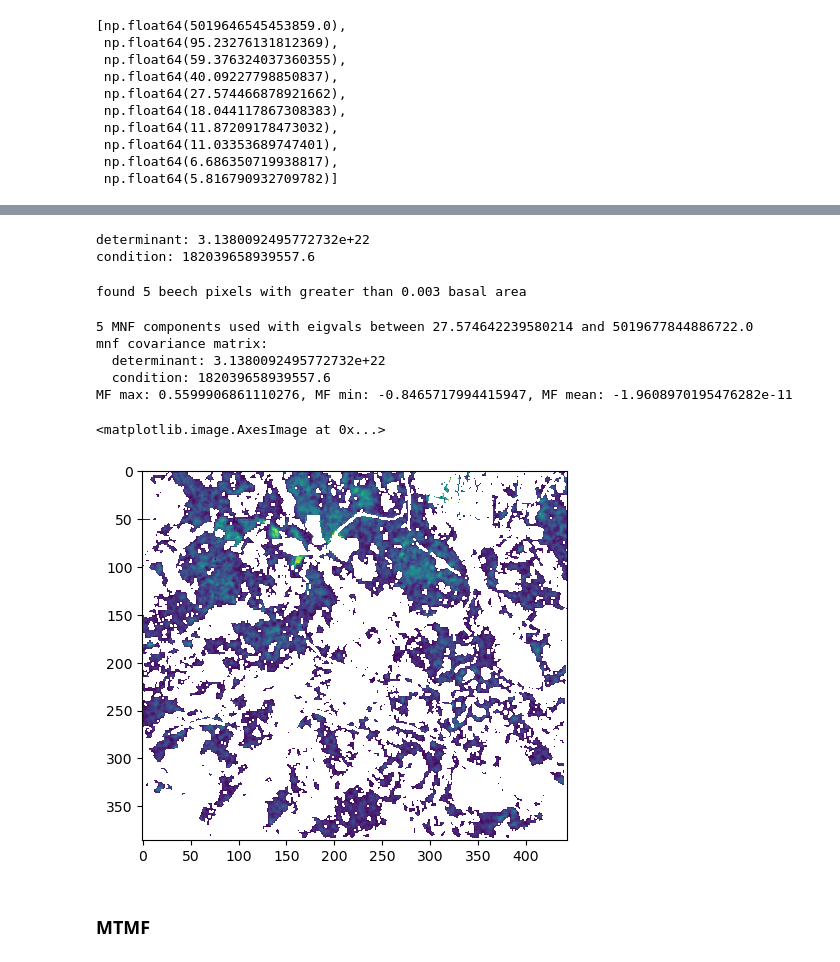
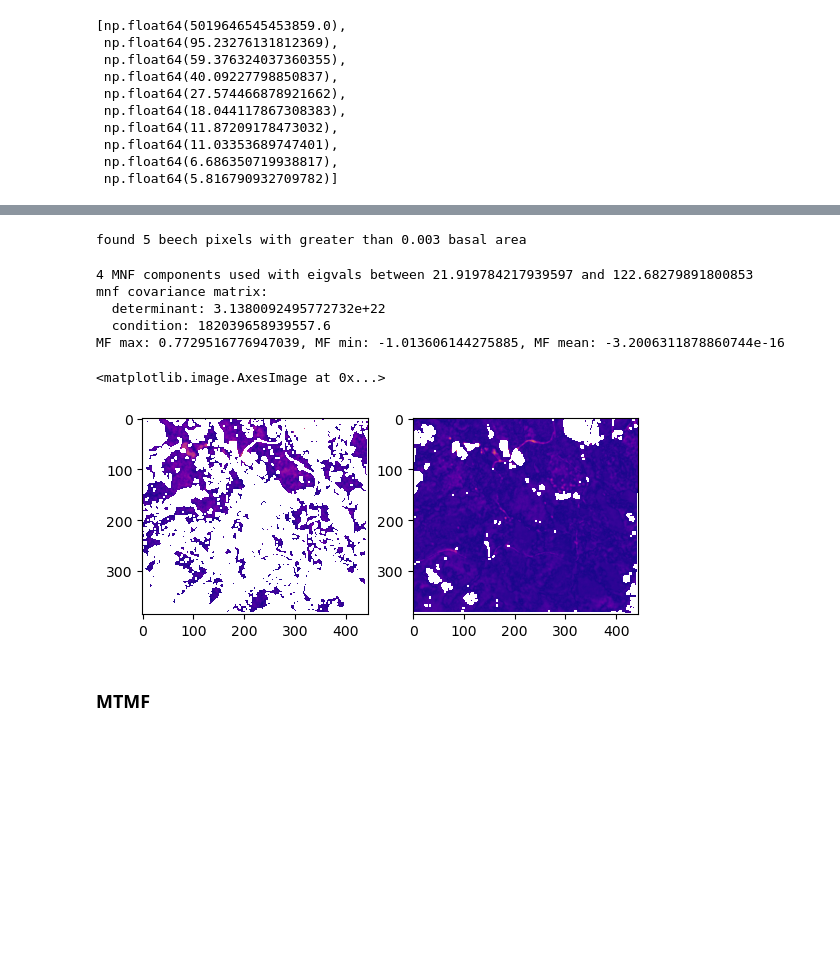
Before and after one commit to rosehanuy/beech-catskills, a Jupyter notebook: data_stack.ipynb, the cells around one changed output, grey strips where cells are left out. Saved outputs shown, nothing was run; the diff lists cells and outputs as text; code cells hidden in the pictures; blank space fills up the shorter version.

```diff
--- a/data_stack.ipynb
+++ b/data_stack.ipynb
@@ -536,10 +536,3 @@ plt.scatter(t[0,:],t[1,:])
-# %%
-determinant = np.linalg.det(mnf_cov) # should be greater than 10e-10
-condition = np.linalg.cond(mnf_cov) # should be below 10e7
-print(f'determinant: {determinant}\ncondition: {condition}')
-# %% [output]
-determinant: 3.1380092495772732e+22
-condition: 182039658939557.6
 # %%
 def get_ba_threshold(basal_area):
     r = basal_area.values
@@ -605,10 +598,10 @@ def replace_na_and_reshape(data_2d,final_data,indices):
 
 
 ###### apply matched filter algorithm ###########
-
-n, eigvals = get_num_high_signal_components(mnf_components,20)
+t = 20 # threshold for eigenvalues
+n, eigvals = get_num_high_signal_components(mnf_components,t)
 mnf = mnf_components[:n,:,:]
-print(f'{n} MNF components used with eigvals between {np.min(eigvals[eigvals>=20])} and {np.max(eigvals[eigvals>=20])}')
+print(f'{n} MNF components used with eigvals between {np.min(eigvals[eigvals>=t])} and {np.max(eigvals[eigvals>=t])}')
 
 # Target spectral signature
 target = em_mean[:n]
@@ -617,7 +610,6 @@ u_b = np.nanmean(mnf, axis=(1, 2))
 # difference between target and background mean - not present in Mundt
 #d_tb = (target- u_b)
 # Calculate the covariance matrix of the background
-# Calculate the inverse of the covariance matrix
 mnf_2d, mnf_dropna, na_indices = make_2d_input_data(mnf)
 C = np.cov(mnf_dropna, rowvar=False)
 
@@ -641,18 +633,52 @@ matched_filter = replace_na_and_reshape(mnf_2d,Y,na_indices)
 
 print(f'MF max: {np.nanmax(matched_filter)}, MF min: {np.nanmin(matched_filter)}, MF mean: {np.nanmean(matched_filter)}')
 # %% [output]
-5 MNF components used with eigvals between 27.574642239580214 and 5019677844886722.0
+4 MNF components used with eigvals between 21.919784217939597 and 122.68279891800853
 mnf covariance matrix:
   determinant: 3.1380092495772732e+22
   condition: 182039658939557.6
-MF max: 0.5599906861110276, MF min: -0.8465717994415947, MF mean: -1.9608970195476282e-11
+MF max: 0.7729516776947039, MF min: -1.013606144275885, MF mean: -3.2006311878860744e-16
-# %%
-masked = np.where(matched_filter>0, matched_filter, np.nan)
-
-plt.imshow(masked)
-# %% [output]
-<matplotlib.image.AxesImage at 0x...>
-[figure, removed]
+# %%
+# infeasibility score
+
+# Compute target vector component (MNF_t)
+target_component = matched_filter[..., np.newaxis] * target  # Shape: (H, W, D)
+target_component = rearrange(target_component,'h w d -> d h w')
+
+eigvals, _ = np.linalg.eigh(C) # covariance matrix of mnf image
+# Compute interpolated eigenvalues; scale mnf eigenvalues based on the MF scores
+noise = np.ones((n,))  # size corresponds to number of components; noise has unit variance
+
+sqrt_eig = np.sqrt(eigvals)
+interp_eig = (sqrt_eig - matched_filter[..., np.newaxis] * (sqrt_eig - noise))**2
+
+interp_eig = np.where(interp_eig == 0, 1e-6, interp_eig)  # Avoid divide-by-zero issues
+interp_eig = rearrange(interp_eig,'h w d -> d h w')
+
+r = mnf - target_component
+r_2d, r_dropna, r_indices = make_2d_input_data(r)
+
+r_norm = np.linalg.norm(np.nan_to_num(r_dropna),axis=1)
+r2 = replace_na_and_reshape(r_2d,r_norm,r_indices)
+
+e_2d, e_dropna, e_indices = make_2d_input_data(interp_eig)
+
+s = np.linalg.norm(np.nan_to_num(e_dropna,nan=1e-6),axis=1)
+s2 = replace_na_and_reshape(e_2d,s,e_indices)
+
+infeas_score = r2/s2
+# %%
+# plot matched filter and infeasibility scores
+masked = np.where(matched_filter>0, matched_filter, np.nan)
+masked_infs = np.where(infeas_score<=1,infeas_score,np.nan)
+plt.figure()
+plt.subplot(1,2,1)
+plt.imshow(masked,cmap='plasma')
+plt.subplot(1,2,2)
+plt.imshow(masked_infs,cmap='plasma')
+# %% [output]
+<matplotlib.image.AxesImage at 0x...>
+[figure, added]
 # %%
 class MNF():
     """class to create mnf image and extract endmember spectra based on basal area"""
```
Also changed, not shown: parts of 8 cells of this notebook.
